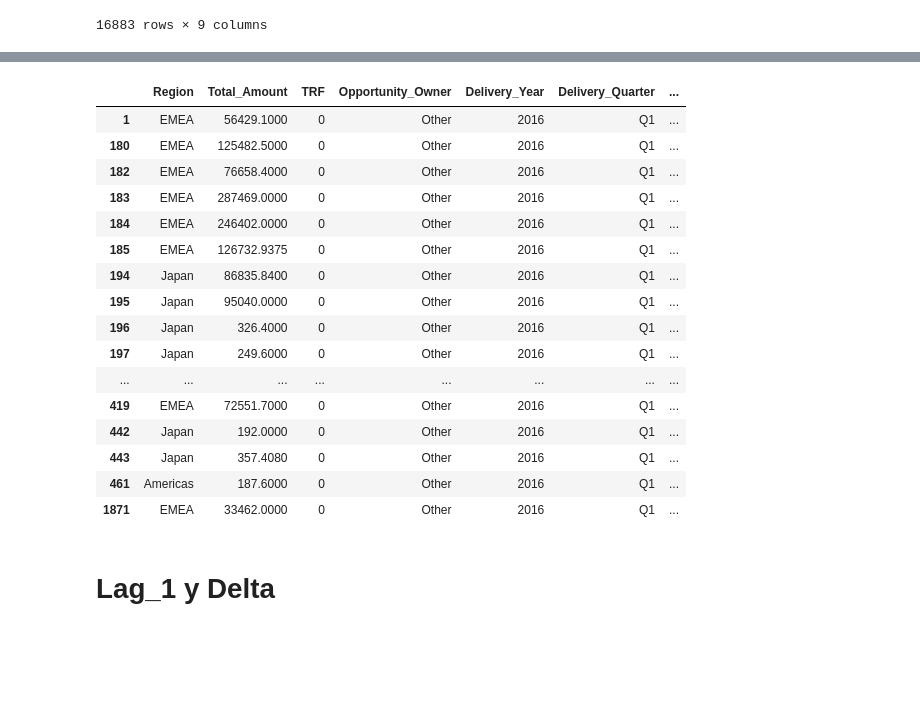
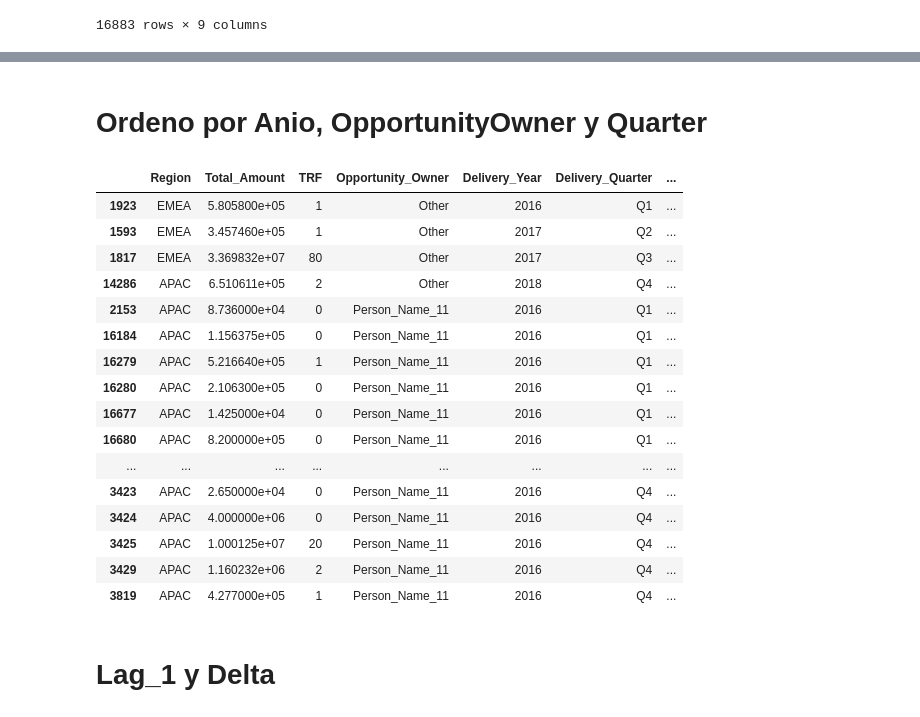
Before and after one commit to BautistaXifro/Machine-Learning-Datos, a Jupyter notebook: FeatureEngineering/FeatureEngineering.ipynb, the cells around one changed output, grey strips where cells are left out. Saved outputs shown, nothing was run; the diff lists cells and outputs as text; code cells hidden in the pictures; blank space fills up the shorter version.

```diff
--- a/FeatureEngineering/FeatureEngineering.ipynb
+++ b/FeatureEngineering/FeatureEngineering.ipynb
@@ -72,0 +75,18 @@ df.loc[df['Total_Amount_Currency'] == 'GBP', 'Total_Amount_Currency'] = 'USD'
+# %%
+df.dropna(inplace = True)
+df['Opportunity_Created_Date'] = pd.to_datetime(df['Opportunity_Created_Date'],errors='coerce')
+df["Year Created"] = df["Opportunity_Created_Date"].dt.year
+df["Month Created"] =df["Opportunity_Created_Date"].dt.month
+df["Expensive"] = np.where(df["Total_Taxable_Amount"] >= 80000, 1, 0)
+df['Planned_Delivery_Start_Date'] = pd.to_datetime(df['Planned_Delivery_Start_Date'],errors='coerce')
+df['Planned_Delivery_End_Date'] = pd.to_datetime(df['Planned_Delivery_End_Date'],errors='coerce')
+df = df[df["Total_Amount"] > 0]
+df["Total_Amount"] = np.log(df["Total_Amount"])
+entrenamiento_by_region = df.groupby("Region").agg({"Stage" : "count"})
+entrenamiento_by_region.rename(columns = {"Stage" : "Amount of Cases"}, inplace = True)
+entrenamiento_won_by_region = df[df["Stage"] == "Closed Won"].groupby("Region").agg({"Stage" : "count"})
+entrenamiento_won_by_region.rename(columns = {"Stage" : "Cases won"}, inplace = True)
+
+entrenamiento_won_by_region["percentage"] = (entrenamiento_won_by_region["Cases won"] / entrenamiento_by_region["Amount of Cases"]) * 100
+df = df.merge(entrenamiento_won_by_region, on = "Region")
+df["Años en entregar"] = df["Delivery_Year"] - df["Year Created"]
@@ -105,5 +136,5 @@ short_df.describe()
 # %%
-short_df.loc[(short_df.apply(lambda x: x.map(x.value_counts()))['Opportunity_Owner']) < round(short_df.shape[0] * 0.01),'Opportunity_Owner'] = 'Other'
+short_df.loc[(short_df.apply(lambda x: x.map(x.value_counts()))['Opportunity_Owner']) < 5,'Opportunity_Owner'] = 'Other'
 short_df
 # %% [output]
 |  | Region | Total_Amount | TRF | Opportunity_Owner | Delivery_Year | Delivery_Quarter | ... |
@@ -121,0 +155,3 @@ short_df
+# %%
+short_df['Promedio_Region_Por_Quarter'] = short_df.groupby(['Region','Delivery_Quarter'])['Total_Amount'].transform('mean')
+short_df
@@ -122,25 +172,27 @@ short_df
+# %% [markdown]
+# Ordeno por Anio, OpportunityOwner y Quarter
 # %%
-short_df['Promedio'] = short_df.groupby(['Delivery_Year','Opportunity_Owner','Delivery_Quarter'])['Total_Amount'].transform('mean')
+short_df['Promedio_Owner_Por_Year_And_Quarter'] = short_df.groupby(['Delivery_Year','Opportunity_Owner','Delivery_Quarter'])['Total_Amount'].transform('mean')
 short_df = short_df.sort_values(['Opportunity_Owner','Delivery_Year', 'Delivery_Quarter'])
 short_df.head(25)
 # %% [output]
 |  | Region | Total_Amount | TRF | Opportunity_Owner | Delivery_Year | Delivery_Quarter | ... |
-| 1 | EMEA | 56429.1000 | 0 | Other | 2016 | Q1 | ... |
-| 180 | EMEA | 125482.5000 | 0 | Other | 2016 | Q1 | ... |
-| 182 | EMEA | 76658.4000 | 0 | Other | 2016 | Q1 | ... |
-| 183 | EMEA | 287469.0000 | 0 | Other | 2016 | Q1 | ... |
-| 184 | EMEA | 246402.0000 | 0 | Other | 2016 | Q1 | ... |
-| 185 | EMEA | 126732.9375 | 0 | Other | 2016 | Q1 | ... |
-| 194 | Japan | 86835.8400 | 0 | Other | 2016 | Q1 | ... |
-| 195 | Japan | 95040.0000 | 0 | Other | 2016 | Q1 | ... |
-| 196 | Japan | 326.4000 | 0 | Other | 2016 | Q1 | ... |
-| 197 | Japan | 249.6000 | 0 | Other | 2016 | Q1 | ... |
+| 1923 | EMEA | 5.805800e+05 | 1 | Other | 2016 | Q1 | ... |
+| 1593 | EMEA | 3.457460e+05 | 1 | Other | 2017 | Q2 | ... |
+| 1817 | EMEA | 3.369832e+07 | 80 | Other | 2017 | Q3 | ... |
+| 14286 | APAC | 6.510611e+05 | 2 | Other | 2018 | Q4 | ... |
+| 2153 | APAC | 8.736000e+04 | 0 | Person_Name_11 | 2016 | Q1 | ... |
+| 16184 | APAC | 1.156375e+05 | 0 | Person_Name_11 | 2016 | Q1 | ... |
+| 16279 | APAC | 5.216640e+05 | 1 | Person_Name_11 | 2016 | Q1 | ... |
+| 16280 | APAC | 2.106300e+05 | 0 | Person_Name_11 | 2016 | Q1 | ... |
+| 16677 | APAC | 1.425000e+04 | 0 | Person_Name_11 | 2016 | Q1 | ... |
+| 16680 | APAC | 8.200000e+05 | 0 | Person_Name_11 | 2016 | Q1 | ... |
 | ... | ... | ... | ... | ... | ... | ... | ... |
-| 419 | EMEA | 72551.7000 | 0 | Other | 2016 | Q1 | ... |
-| 442 | Japan | 192.0000 | 0 | Other | 2016 | Q1 | ... |
-| 443 | Japan | 357.4080 | 0 | Other | 2016 | Q1 | ... |
-| 461 | Americas | 187.6000 | 0 | Other | 2016 | Q1 | ... |
-| 1871 | EMEA | 33462.0000 | 0 | Other | 2016 | Q1 | ... |
+| 3423 | APAC | 2.650000e+04 | 0 | Person_Name_11 | 2016 | Q4 | ... |
+| 3424 | APAC | 4.000000e+06 | 0 | Person_Name_11 | 2016 | Q4 | ... |
+| 3425 | APAC | 1.000125e+07 | 20 | Person_Name_11 | 2016 | Q4 | ... |
+| 3429 | APAC | 1.160232e+06 | 2 | Person_Name_11 | 2016 | Q4 | ... |
+| 3819 | APAC | 4.277000e+05 | 1 | Person_Name_11 | 2016 | Q4 | ... |
 # %% [markdown]
 # Lag_1 y Delta
 # %%
```
Also changed, not shown: parts of 16 cells of this notebook, 11 other files.
